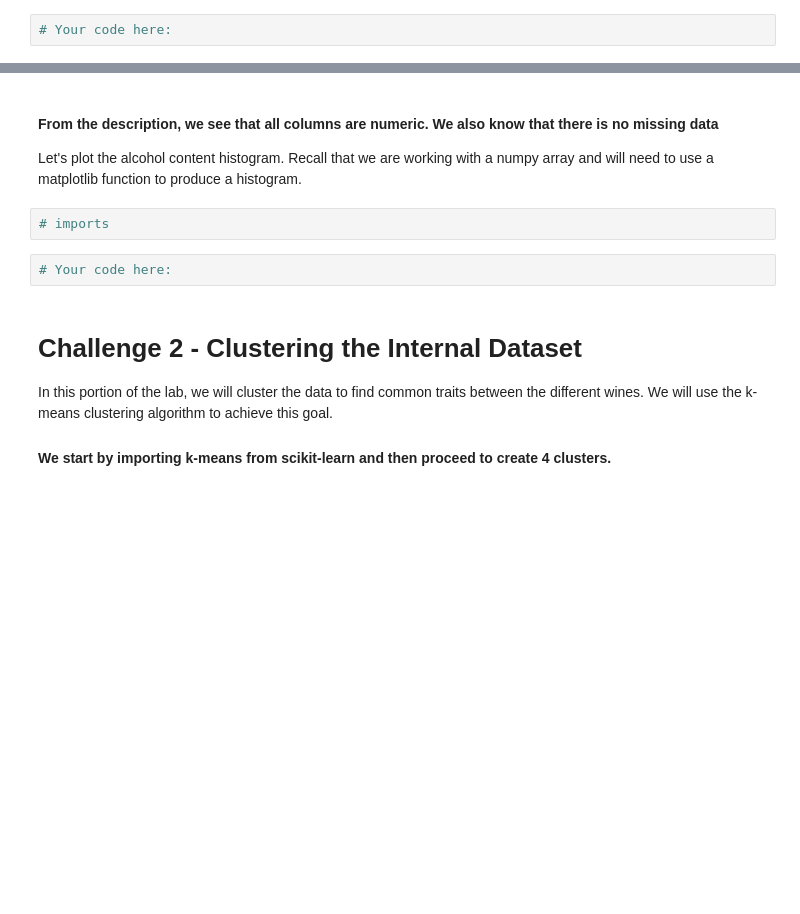
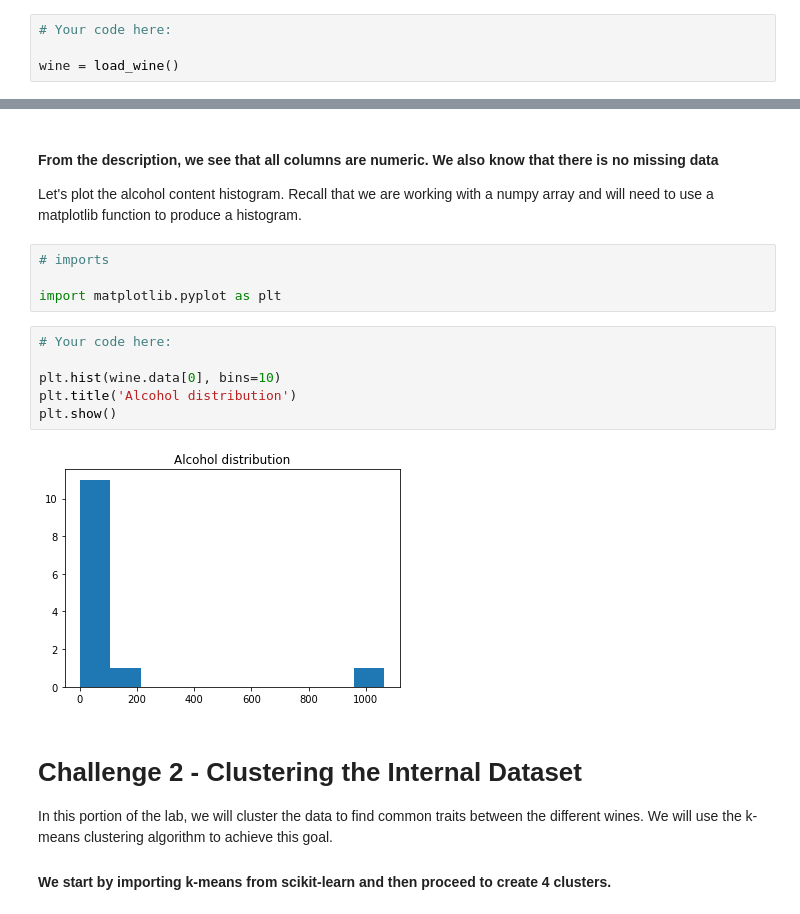
Before and after one commit to ta-datapt-bcn/lab-unsupervised-learning-and-sklearn, a Jupyter notebook: your-code/main.ipynb, the cells around one changed output, grey strips where cells are left out. Saved outputs shown, nothing was run; the diff lists cells and outputs as text; blank space fills up the shorter version.

```diff
--- a/your-code/main.ipynb
+++ b/your-code/main.ipynb
@@ -17,6 +20,8 @@ from sklearn.datasets import load_wine
 In the cell below, use the `load_wine` function and assign the wine dataset to a variable called `wine`.
 # %%
 # Your code here:
+
+wine = load_wine()
 # %% [markdown]
 In the next step, list the keys of the variable `wine` to examine its contents. Note that the `load_wine` function does not return dataframes. It returns you a Python dictionary.
 # %%
@@ -35,10 +91,18 @@ Print the description of the dataset in the cell below using the `DESCR` attribu
 #### From the description, we see that all columns are numeric. We also know that there is no missing data
 
 Let's plot the alcohol content histogram. Recall that we are working with a numpy array and will need to use a matplotlib function to produce a histogram.
-# %%
-# imports
-# %%
-# Your code here:
+# %%
+# imports
+
+import matplotlib.pyplot as plt
+# %%
+# Your code here:
+
+plt.hist(wine.data[0], bins=10)
+plt.title('Alcohol distribution')
+plt.show()
+# %% [output]
+[figure, added]
 # %% [markdown]
 # Challenge 2 - Clustering the Internal Dataset
 
```
Also changed, not shown: parts of 48 cells of this notebook, 1 other file.
